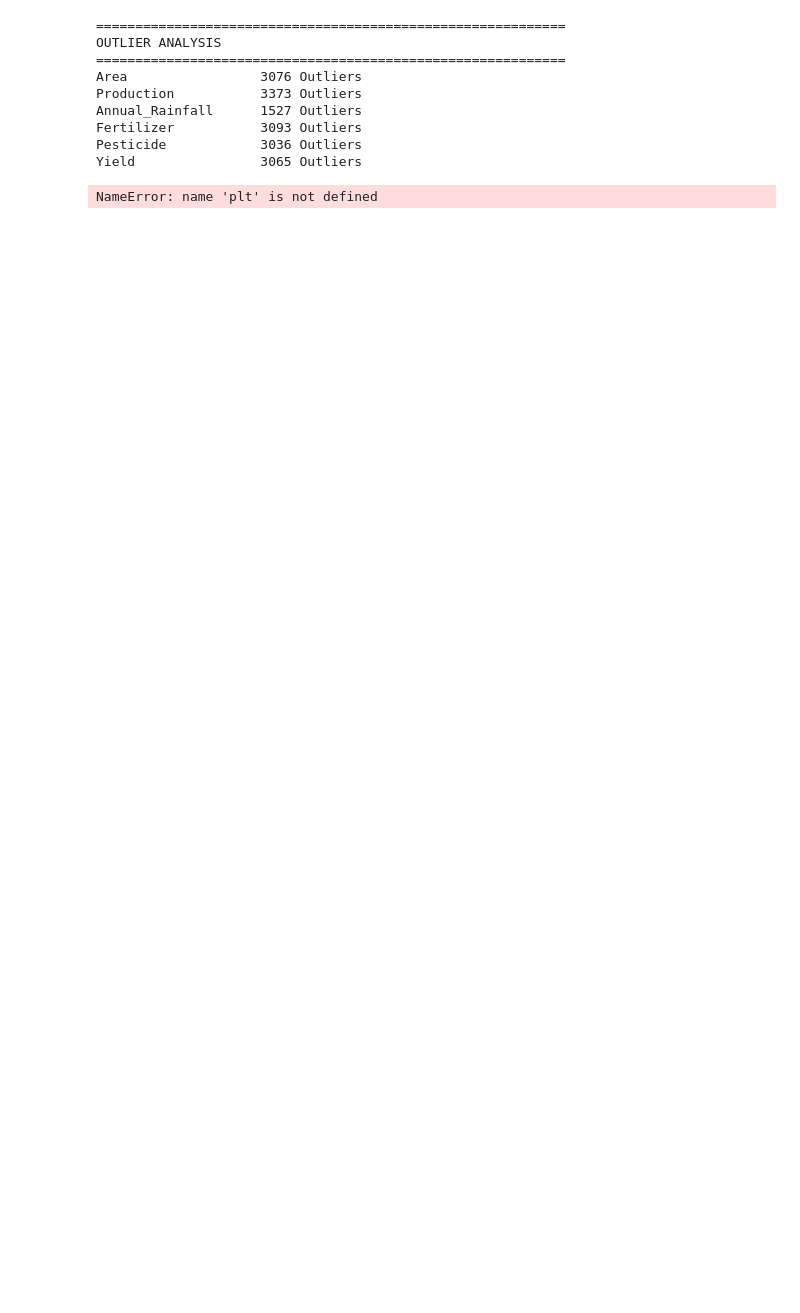
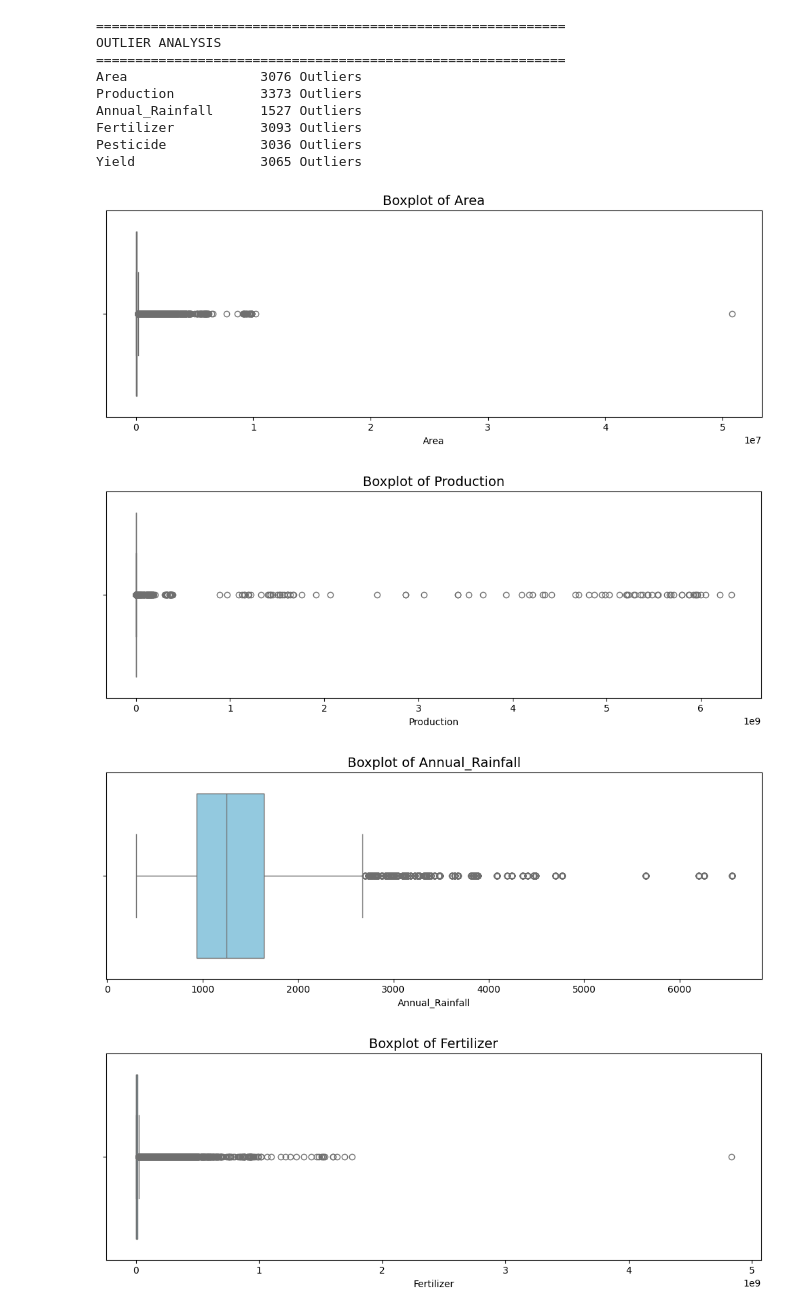
Before and after one commit to samruddhi042/Machine-Learning-Data-Analyst-Internship, a Jupyter notebook: notebooks/Week1_Data_Cleaning.ipynb, the cells around one changed output. Cells and saved outputs as stored; diff of their text form; code cells hidden in the pictures; blank space fills up the shorter version.

```diff
--- a/notebooks/Week1_Data_Cleaning.ipynb
+++ b/notebooks/Week1_Data_Cleaning.ipynb
@@ -301,33 +301,34 @@ Annual_Rainfall      1527 Outliers
 Fertilizer           3093 Outliers
 Pesticide            3036 Outliers
 Yield                3065 Outliers
-# %%
-numeric_cols = [
-    "Area",
-    "Production",
-    "Annual_Rainfall",
-    "Fertilizer",
-    "Pesticide",
-    "Yield"
-]
-
-for col in numeric_cols:
-    numeric_cols = [
-        "Area",
-        "Production",
-        "Annual_Rainfall",
-        "Fertilizer",
-        "Pesticide",
-        "Yield"
-    ]
-
-    for col in numeric_cols:
-        plt.figure(figsize=(8,4))
-        sns.boxplot(x=df[col])
-        plt.title(f"Boxplot of {col}")
-        plt.show()
-    sns.boxplot(x=df[col])
-    plt.title(f"Boxplot of {col}")
-    plt.show()
-# %% [output]
-NameError: name 'plt' is not defined
+# %%
+# Numeric columns
+numeric_cols = [
+    "Area",
+    "Production",
+    "Annual_Rainfall",
+    "Fertilizer",
+    "Pesticide",
+    "Yield"
+]
+
+# Ensure all numeric columns are actually numeric
+for col in numeric_cols:
+    df[col] = pd.to_numeric(df[col], errors="coerce")
+
+# Draw boxplots
+for col in numeric_cols:
+    plt.figure(figsize=(10, 4))
+
+    sns.boxplot(data=df, x=col, color="skyblue")
+
+    plt.title(f"Boxplot of {col}", fontsize=14)
+    plt.xlabel(col)
+
+    plt.tight_layout()
+    plt.show()
+# %% [output]
+[figure, added]
+[figure, added]
+[figure, added]
+[figure, added]
```
Also changed, not shown: parts of 5 cells of this notebook.
